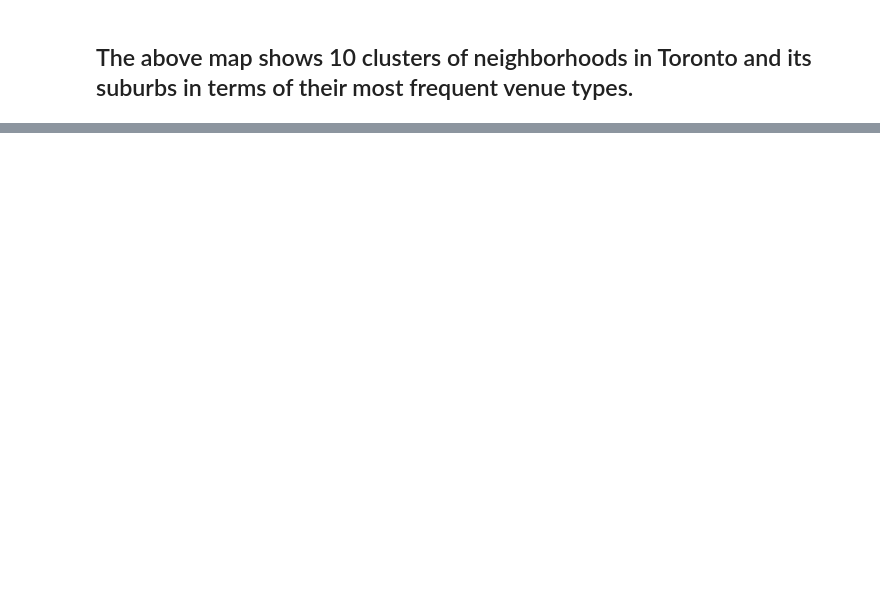
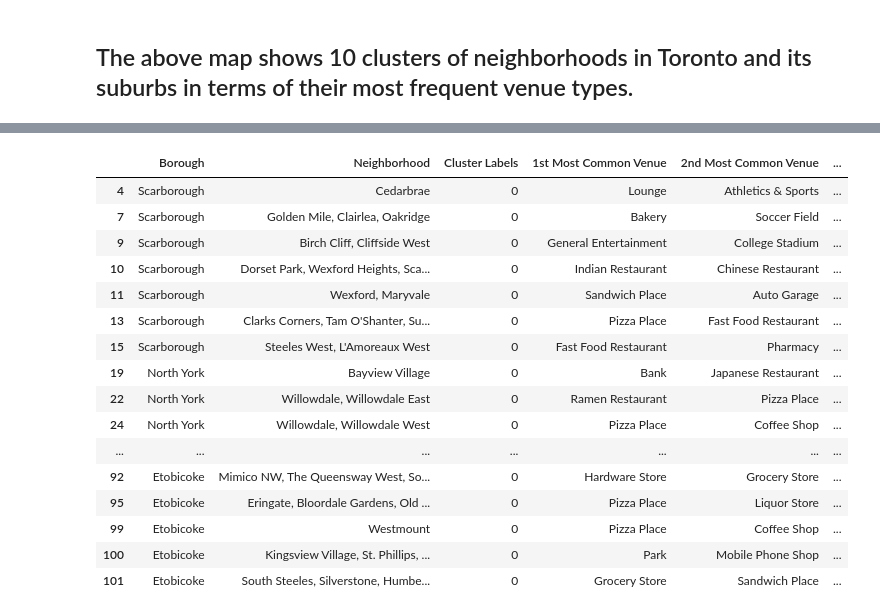
Before and after one commit to wlodekk/ibmcapstone, a Jupyter notebook: CapstoneProjectToronto.ipynb, the cells around one changed output, grey strips where cells are left out. Cells and saved outputs as stored; diff of their text form; code cells hidden in the pictures; blank space fills up the shorter version.

Commit message:
Clusters ezamined

```diff
--- a/CapstoneProjectToronto.ipynb
+++ b/CapstoneProjectToronto.ipynb
@@ -416,0 +422,20 @@ map_clusters
+# %%
+toronto_merged.loc[toronto_merged['Cluster Labels'] == 0, toronto_merged.columns[[1,2] + list(range(5, toronto_merged.shape[1]))]]
+# %% [output]
+|  | Borough | Neighborhood | Cluster Labels | 1st Most Common Venue | 2nd Most Common Venue | ... |
+| 4 | Scarborough | Cedarbrae | 0 | Lounge | Athletics & Sports | ... |
+| 7 | Scarborough | Golden Mile, Clairlea, Oakridge | 0 | Bakery | Soccer Field | ... |
+| 9 | Scarborough | Birch Cliff, Cliffside West | 0 | General Entertainment | College Stadium | ... |
+| 10 | Scarborough | Dorset Park, Wexford Heights, Sca... | 0 | Indian Restaurant | Chinese Restaurant | ... |
+| 11 | Scarborough | Wexford, Maryvale | 0 | Sandwich Place | Auto Garage | ... |
+| 13 | Scarborough | Clarks Corners, Tam O'Shanter, Su... | 0 | Pizza Place | Fast Food Restaurant | ... |
+| 15 | Scarborough | Steeles West, L'Amoreaux West | 0 | Fast Food Restaurant | Pharmacy | ... |
+| 19 | North York | Bayview Village | 0 | Bank | Japanese Restaurant | ... |
+| 22 | North York | Willowdale, Willowdale East | 0 | Ramen Restaurant | Pizza Place | ... |
+| 24 | North York | Willowdale, Willowdale West | 0 | Pizza Place | Coffee Shop | ... |
+| ... | ... | ... | ... | ... | ... | ... |
+| 92 | Etobicoke | Mimico NW, The Queensway West, So... | 0 | Hardware Store | Grocery Store | ... |
+| 95 | Etobicoke | Eringate, Bloordale Gardens, Old ... | 0 | Pizza Place | Liquor Store | ... |
+| 99 | Etobicoke | Westmount | 0 | Pizza Place | Coffee Shop | ... |
+| 100 | Etobicoke | Kingsview Village, St. Phillips, ... | 0 | Park | Mobile Phone Shop | ... |
+| 101 | Etobicoke | South Steeles, Silverstone, Humbe... | 0 | Grocery Store | Sandwich Place | ... |
```
Also changed, not shown: parts of 20 cells of this notebook.
